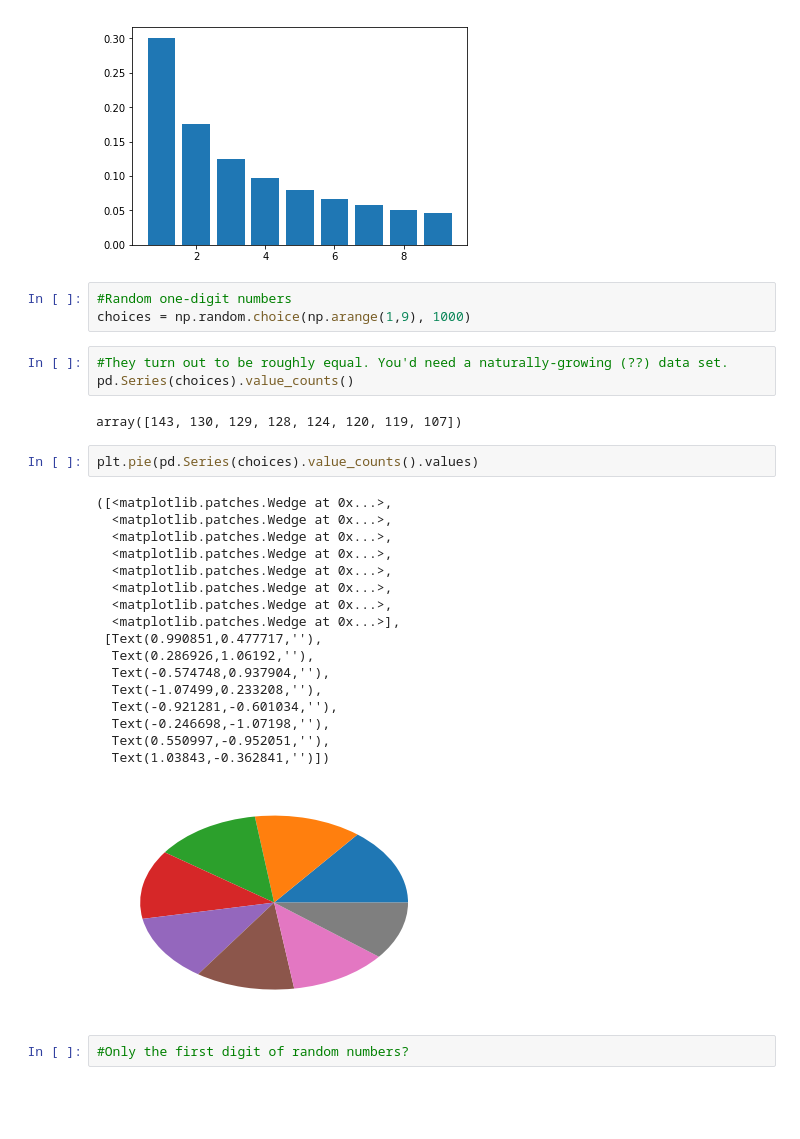
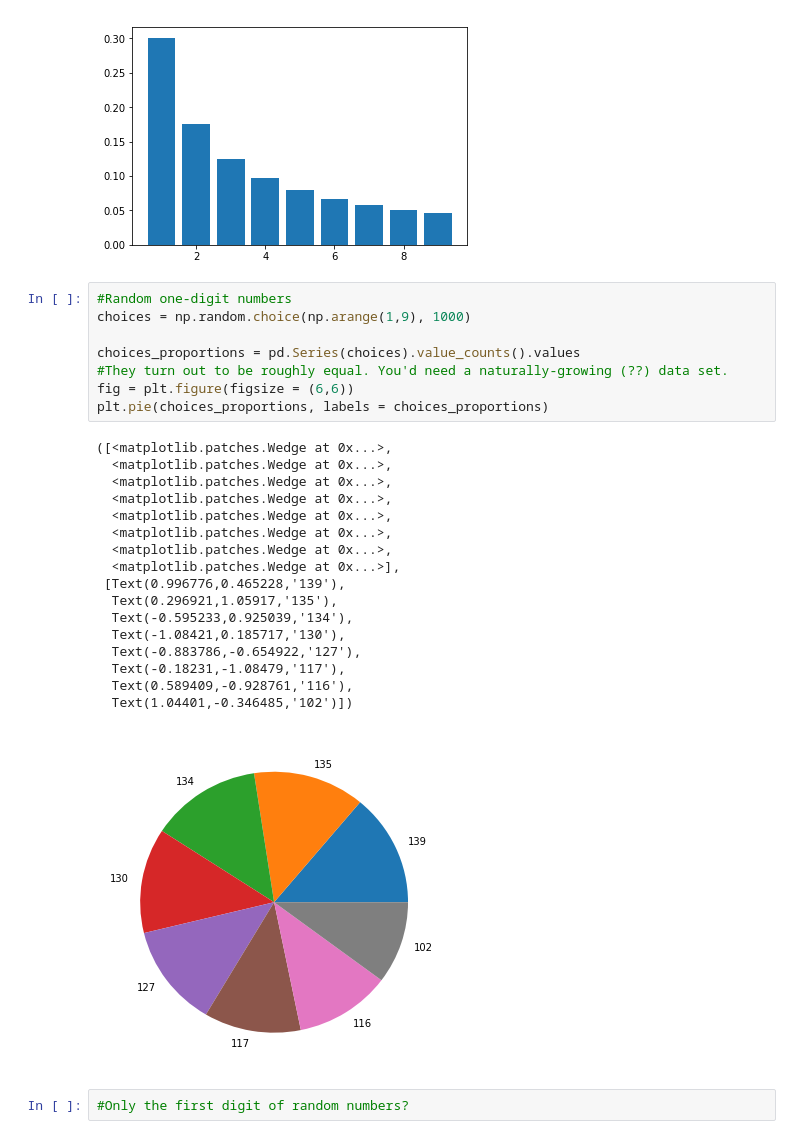
Before and after one commit to ssrosa/just_take_the_log, a Jupyter notebook: index.ipynb, the cells around one changed output. Cells and saved outputs as stored; diff of their text form; blank space fills up the shorter version.

```diff
--- a/index.ipynb
+++ b/index.ipynb
@@ -122,30 +135,28 @@ plt.bar([i for i in onethrunine], [benford(i) for i in onethrunine])
 # %%
 #Random one-digit numbers
 choices = np.random.choice(np.arange(1,9), 1000)
+
+choices_proportions = pd.Series(choices).value_counts().values
+#They turn out to be roughly equal. You'd need a naturally-growing (??) data set.
+fig = plt.figure(figsize = (6,6))
+plt.pie(choices_proportions, labels = choices_proportions)
+# %% [output]
+([<matplotlib.patches.Wedge at 0x...>,
+  <matplotlib.patches.Wedge at 0x...>,
+  <matplotlib.patches.Wedge at 0x...>,
+  <matplotlib.patches.Wedge at 0x...>,
+  <matplotlib.patches.Wedge at 0x...>,
+  <matplotlib.patches.Wedge at 0x...>,
+  <matplotlib.patches.Wedge at 0x...>,
+  <matplotlib.patches.Wedge at 0x...>],
+ [Text(0.996776,0.465228,'139'),
+  Text(0.296921,1.05917,'135'),
+  Text(-0.595233,0.925039,'134'),
+  Text(-1.08421,0.185717,'130'),
+  Text(-0.883786,-0.654922,'127'),
+  Text(-0.18231,-1.08479,'117'),
+  Text(0.589409,-0.928761,'116'),
+  Text(1.04401,-0.346485,'102')])
+[figure, added]
-# %%
-#They turn out to be roughly equal. You'd need a naturally-growing (??) data set.
-pd.Series(choices).value_counts()
-# %% [output]
-array([143, 130, 129, 128, 124, 120, 119, 107])
-# %%
-plt.pie(pd.Series(choices).value_counts().values)
-# %% [output]
-([<matplotlib.patches.Wedge at 0x...>,
-  <matplotlib.patches.Wedge at 0x...>,
-  <matplotlib.patches.Wedge at 0x...>,
-  <matplotlib.patches.Wedge at 0x...>,
-  <matplotlib.patches.Wedge at 0x...>,
-  <matplotlib.patches.Wedge at 0x...>,
-  <matplotlib.patches.Wedge at 0x...>,
-  <matplotlib.patches.Wedge at 0x...>],
- [Text(0.990851,0.477717,''),
-  Text(0.286926,1.06192,''),
-  Text(-0.574748,0.937904,''),
-  Text(-1.07499,0.233208,''),
-  Text(-0.921281,-0.601034,''),
-  Text(-0.246698,-1.07198,''),
-  Text(0.550997,-0.952051,''),
-  Text(1.03843,-0.362841,'')])
-[figure, removed]
 # %%
 #Only the first digit of random numbers?
```
Also changed, not shown: parts of 37 cells of this notebook.
